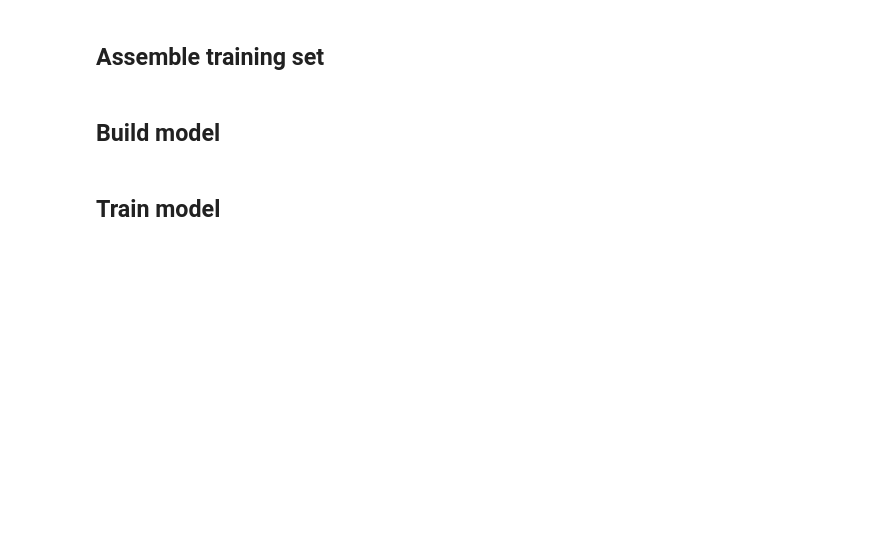
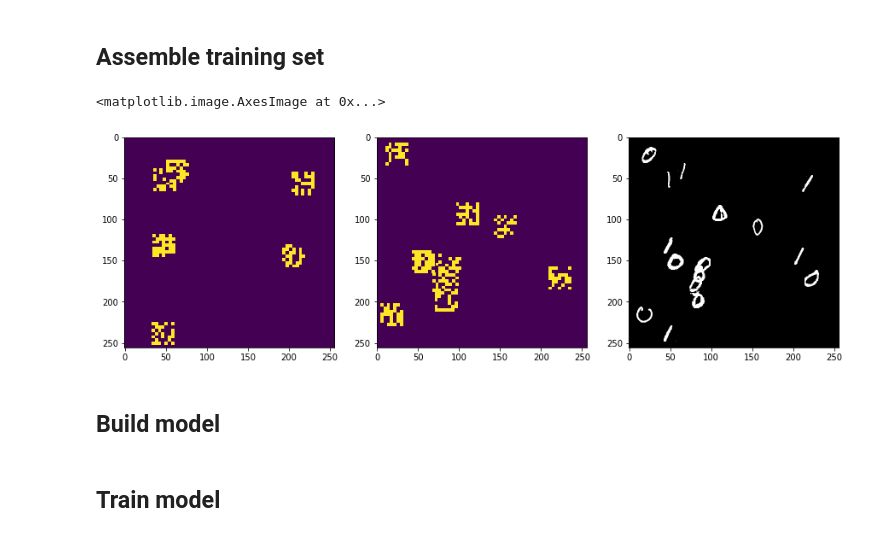
Before and after one commit to jcboyd/roi-gan, a Jupyter notebook: roi_gan.ipynb, the cells around one changed output. Drawn from its saved outputs; the diff is of its cells as text; code cells hidden in the pictures; blank space fills up the shorter version.

```diff
--- a/roi_gan.ipynb
+++ b/roi_gan.ipynb
@@ -32,9 +13,32 @@ y_test = y_test[idx]
 # %% [markdown]
 ## Assemble training set
+# %%
+import torchvision.datasets as datasets
+
+mnist_trainset = datasets.MNIST (root='/Users/jcboyd/Data/torch', train=True, download=True)
+mnist_testset = datasets.MNIST(root='/Users/jcboyd/Data/torch', train=False, download=True)
+
+x_train = (mnist_trainset.data / 127.5) - 1
+x_test = (mnist_testset.data / 127.5) - 1
+
+y_train = mnist_trainset.targets
+y_test = mnist_testset.targets
+
+idx = (y_train == 0) | (y_train == 1)
+
+x_train = x_train[idx]
+y_train = y_train[idx] # - 4
+
+idx = (y_test == 0) | (y_test == 1)
+
+x_test = x_test[idx]
+y_test = y_test[idx] # - 4
+
+nb_classes = torch.unique(y_train).shape[0]
 # %%
 from torch.nn import UpsamplingNearest2d
 
-def get_canvas(x_data, y_data, num_samples=16, nb_classes=2, dim=256):
+def get_canvas(x_data, y_data, num_samples=16, dim=256):
 
     idx = torch.randint(x_data.shape[0], size=(num_samples,))
     images = x_data[idx]
@@ -65,16 +69,16 @@ def get_canvas(x_data, y_data, num_samples=16, nb_classes=2, dim=256):
     return canvas[None, None], mask_img[None], bboxes
 
 
-def gen_canvas(x_data, y_data, batch_size=2):
+def gen_canvas(x_data, y_data, batch_size=2, num_samples=16):
 
     while True:
 
-        samples = [get_canvas(x_data, y_data) for _ in range(batch_size)]
+        samples = [get_canvas(x_data, y_data, num_samples) for _ in range(batch_size)]
 
         canvas_batch = torch.cat([sample[0] for sample in samples])
         mask_batch = torch.cat([sample[1] for sample in samples])
 
-        bbox_batch = torch.cat([torch.cat([i * torch.ones((16, 1)), sample[2]], axis=1)
+        bbox_batch = torch.cat([torch.cat([i * torch.ones((num_samples, 1)), sample[2]], axis=1)
                                for i, sample in enumerate(samples)], axis=0)
 
         yield mask_batch, canvas_batch, bbox_batch
@@ -84,11 +85,16 @@ mask_batch, canvas_batch, bbox_batch = next(train_gen)
 # %%
+train_gen = gen_canvas(x_train, y_train, batch_size=2)
+mask_batch, canvas_batch, bbox_batch = next(train_gen)
+
 fig, axes = plt.subplots(figsize=(15, 5), ncols=3)
 
-axes[0].imshow(canvas_batch[0].squeeze(), cmap='Greys_r')
+for i in range(2):
+    axes[i].imshow(mask_batch[0, i - 1].squeeze())
 
-for i in range(1, 3):
-
-    axes[i].imshow(mask_batch[0, i - 1].squeeze())
+axes[2].imshow(canvas_batch[0].squeeze(), cmap='Greys_r')
+# %% [output]
+<matplotlib.image.AxesImage at 0x...>
+[figure, added]
 # %% [markdown]
 ## Build model
 # %%
```
Also changed, not shown: parts of 9 cells of this notebook, 2 other files.
